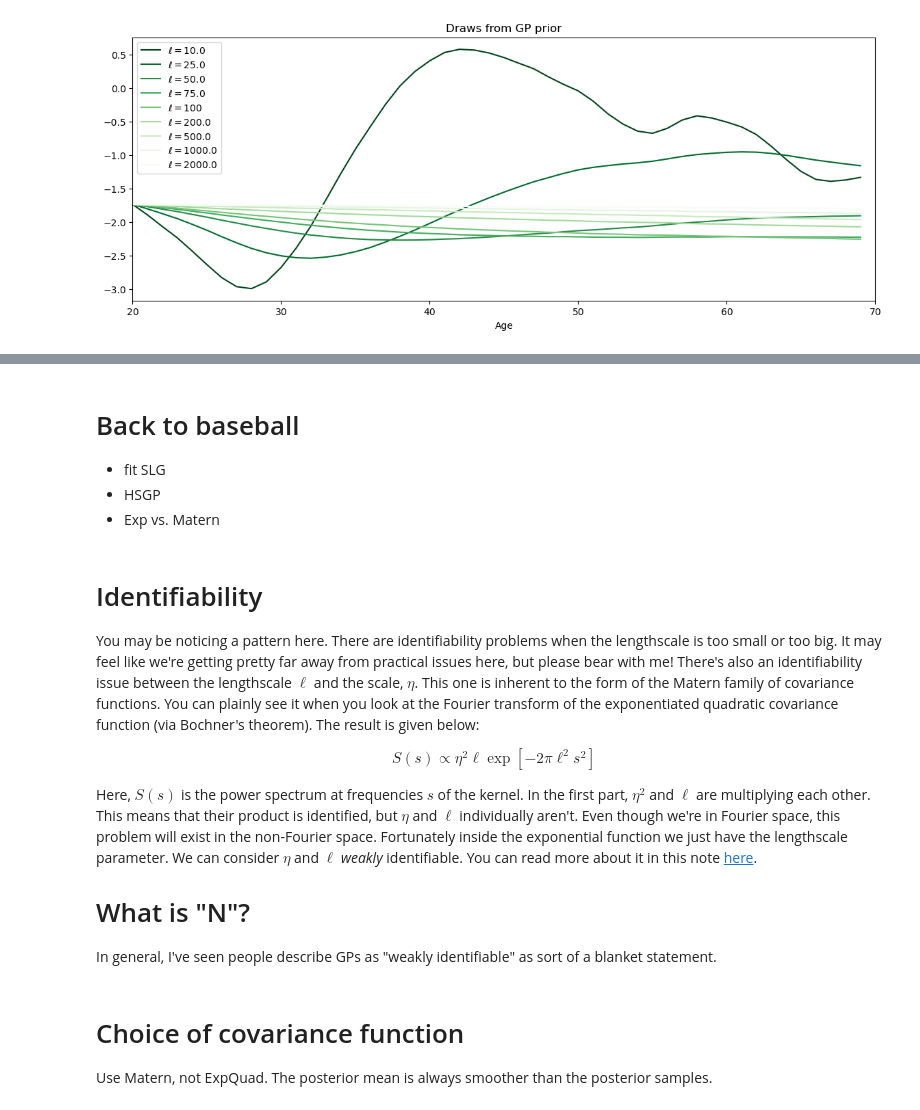
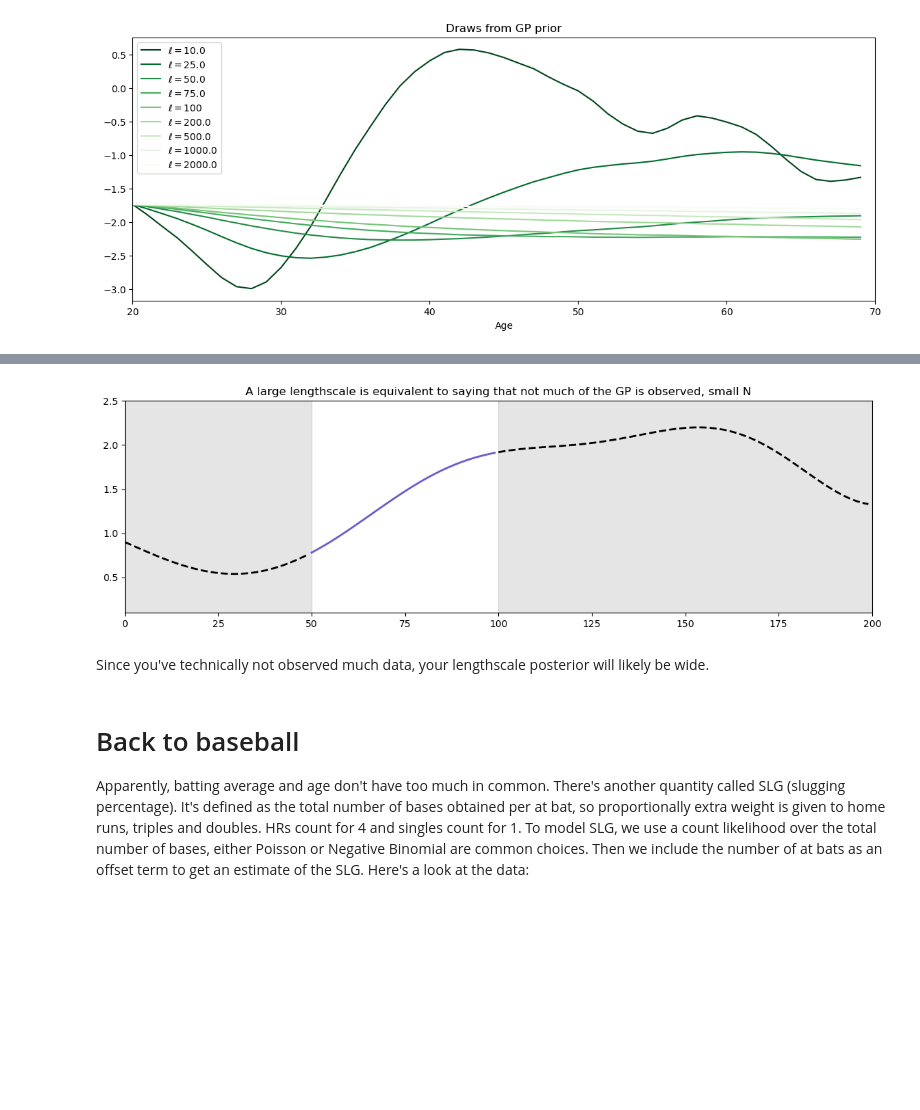
Before and after one commit to bwengals/pydata_global_2024_GPs, a Jupyter notebook: gps_in_practice.ipynb, the cells around one changed output, grey strips where cells are left out. Drawn from its saved outputs; the diff is of its cells as text; code cells hidden in the pictures; blank space fills up the shorter version.

```diff
--- a/gps_in_practice.ipynb
+++ b/gps_in_practice.ipynb
@@ -483,25 +417,27 @@ Finally:
+# %%
+RANDOM_SEED = 8
+rng = np.random.default_rng(RANDOM_SEED)
+
+x = np.arange(200)
+
+eta = 3.0
+cov = eta**2 * pm.gp.cov.ExpQuad(1, ls=50)
+f = pm.draw(pm.MvNormal.dist(mu=np.zeros(len(x)), cov=cov(x[:, None])), random_seed=rng)
+
+fig = plt.figure(figsize=(14, 4))
+plt.plot(x[0:50], f[0:50], color="k", lw=2, linestyle="--");
+plt.plot(x[50:100], f[50:100], color="slateblue", lw=2);
+plt.plot(x[100:], f[100:], color="k", lw=2, linestyle="--");
+plt.fill_between([0, 50], [0.0, 0.0], [3.0, 3.0], alpha=0.1, color="k");
+plt.fill_between([100, 200], [0.0, 0.0], [3.0, 3.0], alpha=0.1, color="k");
+plt.xlim([0, 200]);
+plt.ylim([0.1, 2.5]);
+plt.title("A large lengthscale is equivalent to saying that not much of the GP is observed, small N");
+# %% [output]
+[figure, added]
+# %% [markdown]
+Since you've technically not observed much data, your lengthscale posterior will likely be wide.
 # %% [markdown]
 # Back to baseball
 
-- fit SLG
-- HSGP
-- Exp vs. Matern
+Apparently, batting average and age don't have too much in common.  There's another quantity called SLG (slugging percentage).  It's defined as the total number of bases obtained per at bat, so proportionally extra weight is given to home runs, triples and doubles.  HRs count for 4 and singles count for 1.  To model SLG, we use a count likelihood over the total number of bases, either Poisson or Negative Binomial are common choices.  Then we include the number of at bats as an offset term to get an estimate of the SLG. Here's a look at the data:
-# %% [markdown]
-# Identifiability
-
-You may be noticing a pattern here.  There are identifiability problems when the lengthscale is too small or too big.  It may feel like we're getting pretty far away from practical issues here, but please bear with me!  There's also an identifiability issue between the lengthscale $\ell$ and the scale, $\eta$.  This one is inherent to the form of the Matern family of covariance functions.  You can plainly see it when you look at the Fourier transform of the exponentiated quadratic covariance function (via Bochner's theorem).  The result is given below:
-$$
-\begin{align}
-S(s) \propto \eta^2 \ell \exp{\left[ -2\pi\ell^2s^2 \right]}
-\end{align}
-$$
-Here, $S(s)$ is the power spectrum at frequencies $s$ of the kernel.  In the first part, $\eta^2$ and $\ell$ are multiplying each other.  This means that their product is identified, but $\eta$ and $\ell$ individually aren't.  Even though we're in Fourier space, this problem will exist in the non-Fourier space.  Fortunately inside the exponential function we just have the lengthscale parameter.  We can consider $\eta$ and $\ell$ _weakly_ identifiable.  You can read more about it in this note [here](https://drive.google.com/file/d/0B3WHb3BabixAYlptTVBWUGdyVEE/view?resourcekey=0-mj7f4AZQ-UN1Rvd9NrRlHg).
-
-
-# What is "N"?
-
-In general, I've seen people describe GPs as "weakly identifiable" as sort of a blanket statement.
-# %% [markdown]
-# Choice of covariance function
-
-Use Matern, not ExpQuad.  The posterior mean is always smoother than the posterior samples.
```
Also changed, not shown: parts of 34 cells of this notebook.
